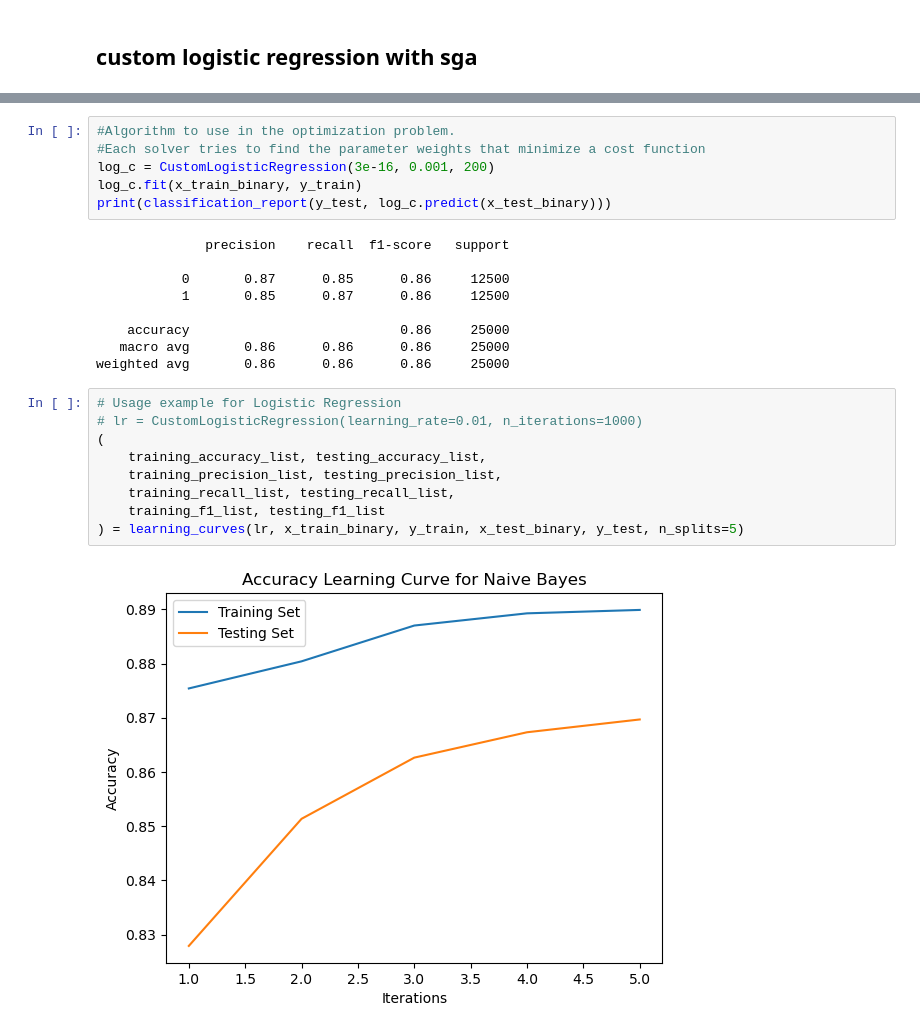
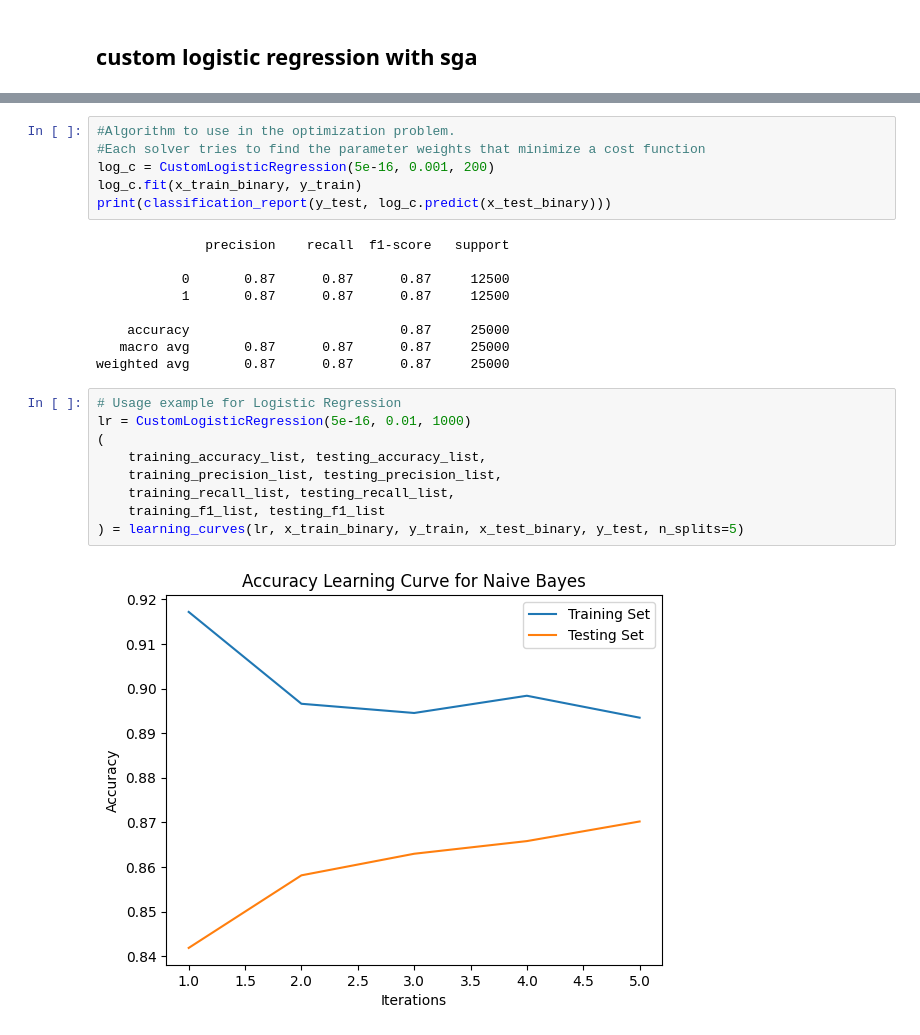
Before and after one commit to GwgwP/AI-Projects, a Jupyter notebook: secondProject/second_project.ipynb, the cells around one changed output, grey strips where cells are left out. Saved outputs shown, nothing was run; the diff lists cells and outputs as text.

```diff
--- a/secondProject/second_project.ipynb
+++ b/secondProject/second_project.ipynb
@@ -756,26 +730,26 @@ weighted avg       0.87      0.87      0.87     25000
 # %%
 #Algorithm to use in the optimization problem.
 #Each solver tries to find the parameter weights that minimize a cost function
-log_c = CustomLogisticRegression(3e-16, 0.001, 200)
+log_c = CustomLogisticRegression(5e-16, 0.001, 200)
 log_c.fit(x_train_binary, y_train)
 print(classification_report(y_test, log_c.predict(x_test_binary)))
 # %% [output]
               precision    recall  f1-score   support
 
-           0       0.87      0.85      0.86     12500
-           1       0.85      0.87      0.86     12500
+           0       0.87      0.87      0.87     12500
+           1       0.87      0.87      0.87     12500
 
-    accuracy                           0.86     25000
-   macro avg       0.86      0.86      0.86     25000
-weighted avg       0.86      0.86      0.86     25000
+    accuracy                           0.87     25000
+   macro avg       0.87      0.87      0.87     25000
+weighted avg       0.87      0.87      0.87     25000
 # %%
 # Usage example for Logistic Regression
-# lr = CustomLogisticRegression(learning_rate=0.01, n_iterations=1000)
+lr = CustomLogisticRegression(5e-16, 0.01, 1000)
 (
     training_accuracy_list, testing_accuracy_list,
     training_precision_list, testing_precision_list,
     training_recall_list, testing_recall_list,
     training_f1_list, testing_f1_list
 ) = learning_curves(lr, x_train_binary, y_train, x_test_binary, y_test, n_splits=5)
 # %% [output]
-[figure, old version]
+[figure, new version]
```
Also changed, not shown: parts of 5 cells of this notebook.
